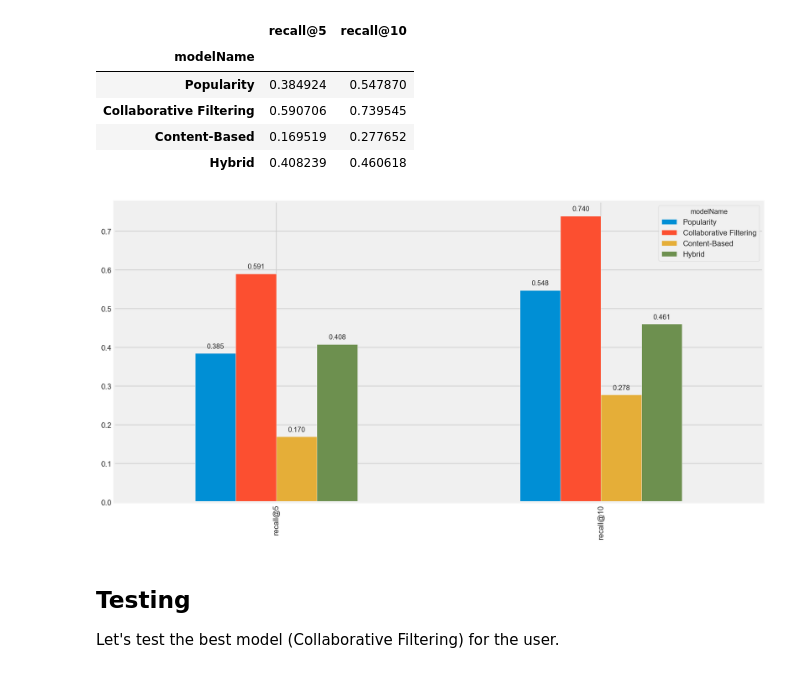
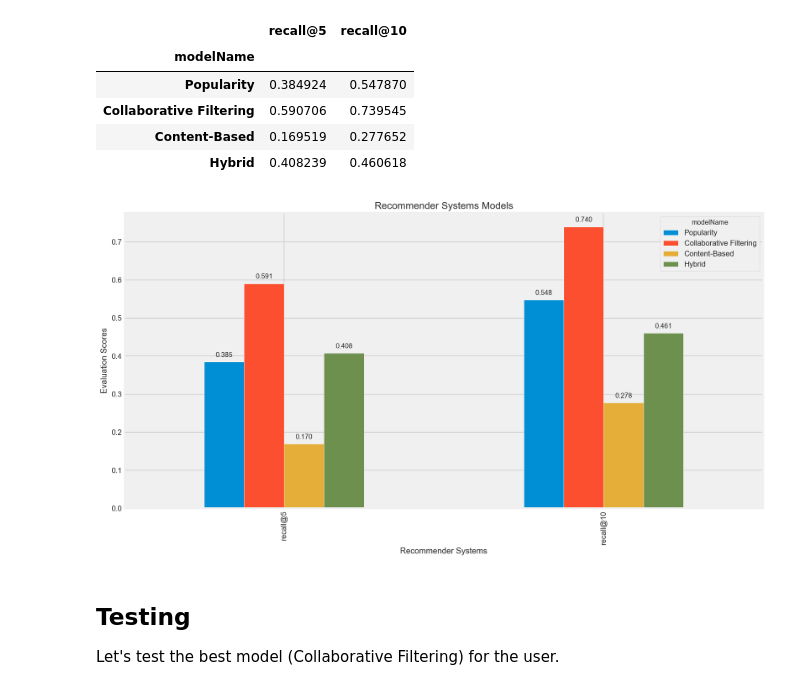
Before and after one commit to HongDavis/General-Assembly-Projects, a Jupyter notebook: Capstone/Capstone.ipynb, the cells around one changed output. Saved outputs shown, nothing was run; the diff lists cells and outputs as text; code cells hidden in the pictures.

```diff
--- a/Capstone/Capstone.ipynb
+++ b/Capstone/Capstone.ipynb
@@ -1089,14 +1089,16 @@ global_metrics_df
 | Content-Based | 0.169519 | 0.277652 |
 | Hybrid | 0.408239 | 0.460618 |
 # %%
-%matplotlib inline
 ax = global_metrics_df.transpose().plot(kind='bar', figsize=(15,8))
+plt.title('Recommender Systems Models')
+plt.xlabel('Recommender Systems')
+plt.ylabel('Evaluation Scores')
 for p in ax.patches:
     ax.annotate("%.3f" % p.get_height(), (p.get_x() + p.get_width() / 2.,
                                           p.get_height()), ha='center',
                 va='center', xytext=(0, 10), textcoords='offset points')
 # %% [output]
-[figure, old version]
+[figure, new version]
 # %% [markdown]
 ## Testing
 Let's test the best model (Collaborative Filtering) for the user.
```
Also changed, not shown: parts of 2 cells of this notebook.
